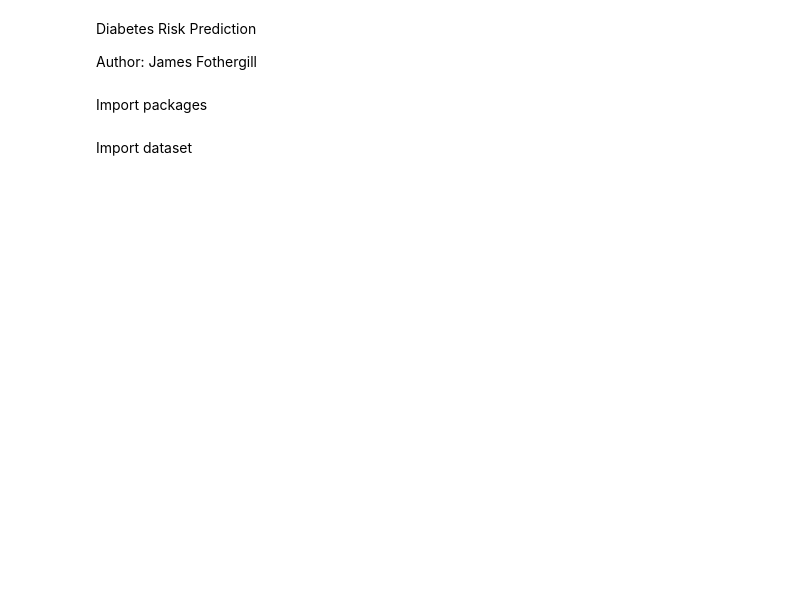
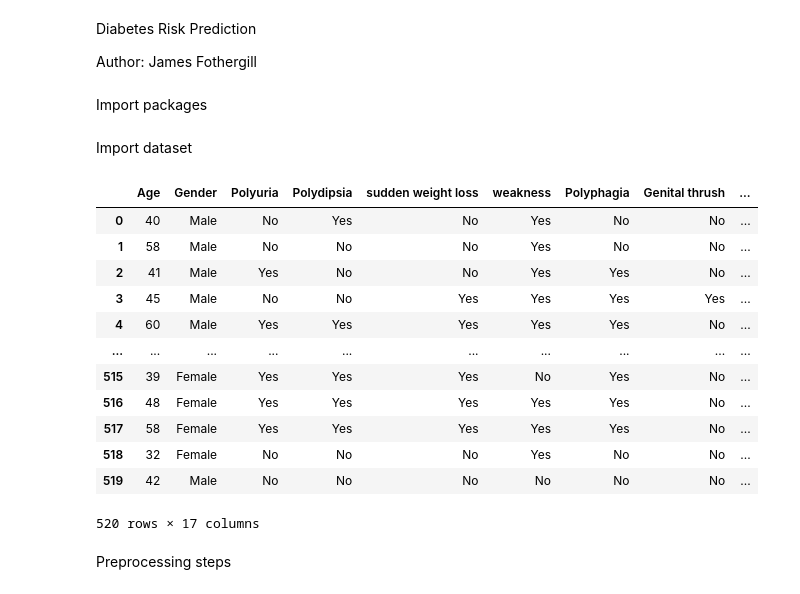
Before and after one commit to Meowmixforme/Kaggle_Machine_Learning_Projects, a Jupyter notebook: Project 3 Diabetes Risk Prediction/Diabetes_Risk_Prediction.ipynb, the cells around one changed output. Drawn from its saved outputs; the diff is of its cells as text; code cells hidden in the pictures; blank space fills up the shorter version.

```diff
--- a/Project 3 Diabetes Risk Prediction/Diabetes_Risk_Prediction.ipynb
+++ b/Project 3 Diabetes Risk Prediction/Diabetes_Risk_Prediction.ipynb
@@ -23,3 +23,21 @@ from sklearn.ensemble import RandomForestClassifier, GradientBoostingClassifier
 Import dataset
 # %%
 data = pd.read_csv('diabetes_data_upload.csv')
+# %%
+data
+# %% [output]
+|  | Age | Gender | Polyuria | Polydipsia | sudden weight loss | weakness | Polyphagia | Genital thrush | ... |
+| 0 | 40 | Male | No | Yes | No | Yes | No | No | ... |
+| 1 | 58 | Male | No | No | No | Yes | No | No | ... |
+| 2 | 41 | Male | Yes | No | No | Yes | Yes | No | ... |
+| 3 | 45 | Male | No | No | Yes | Yes | Yes | Yes | ... |
+| 4 | 60 | Male | Yes | Yes | Yes | Yes | Yes | No | ... |
+| ... | ... | ... | ... | ... | ... | ... | ... | ... | ... |
+| 515 | 39 | Female | Yes | Yes | Yes | No | Yes | No | ... |
+| 516 | 48 | Female | Yes | Yes | Yes | Yes | Yes | No | ... |
+| 517 | 58 | Female | Yes | Yes | Yes | Yes | Yes | No | ... |
+| 518 | 32 | Female | No | No | No | Yes | No | No | ... |
+| 519 | 42 | Male | No | No | No | No | No | No | ... |
+520 rows × 17 columns
+# %% [markdown]
+Preprocessing steps
```
Also changed, not shown: parts of 4 cells of this notebook.
